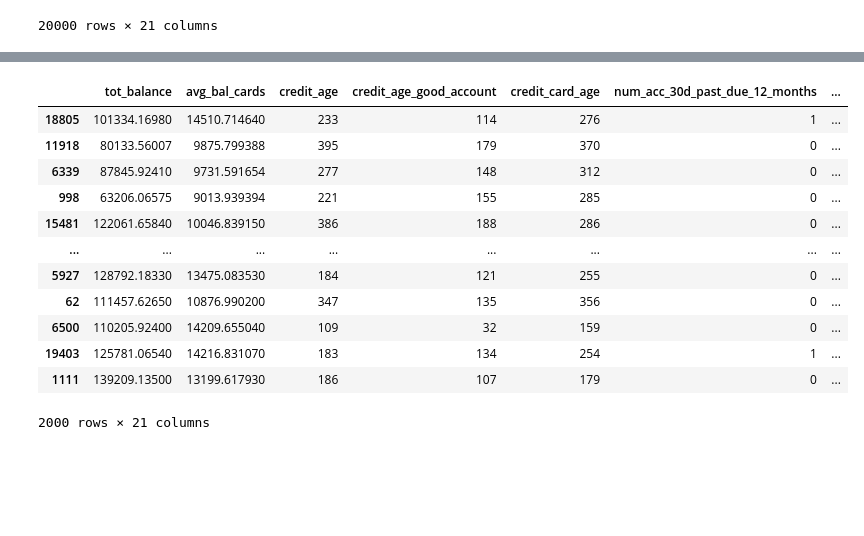
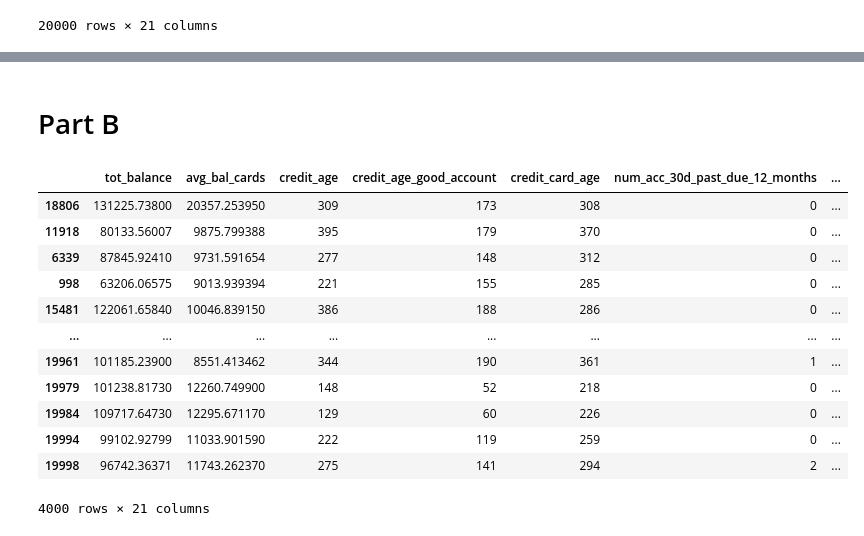
Before and after one commit to ccgurek/DATA-300-Statistical-Machine-Learning-Fall-2023-, a Jupyter notebook: Data 300 HW 4.ipynb, the cells around one changed output, grey strips where cells are left out. Saved outputs shown, nothing was run; the diff lists cells and outputs as text; code cells hidden in the pictures; blank space fills up the shorter version.

```diff
--- a/Data 300 HW 4.ipynb
+++ b/Data 300 HW 4.ipynb
@@ -59,3 +50,13 @@ original_data
 | 19998 | 96742.36371 | 11743.262370 | 275 | 141 | 294 | 2 | ... |
 | 19999 | 107338.82070 | 7942.952546 | 325 | 195 | 302 | 0 | ... |
 20000 rows × 21 columns
+# %%
+original_data["pct_card_over_50_uti"] = original_data["pct_card_over_50_uti"].fillna(original_data["pct_card_over_50_uti"].mean())
+original_data["rep_income"] = original_data["rep_income"].fillna(original_data["rep_income"].mean())
+original_data = original_data.dropna()
+# %%
+original_data['rep_education'] = original_data['rep_education'].replace(['high_school'], '0')
+original_data['rep_education'] = original_data['rep_education'].replace(['college'], '1')
+original_data['rep_education'] = original_data['rep_education'].replace(['graduate'], '2')
+original_data['rep_education'] = original_data['rep_education'].replace(['other'], '3')
+original_data
@@ -135,17 +102,20 @@ over_sampled_data
+# %% [markdown]
+# Part B
 # %%
 not_defaulted_b = resample(not_defaulted, random_state=7, n_samples = 2000, replace=True )
-not_defaulted_b
+under_sampled_data = pd.concat([not_defaulted_b, defaulted])
+under_sampled_data
 # %% [output]
 |  | tot_balance | avg_bal_cards | credit_age | credit_age_good_account | credit_card_age | num_acc_30d_past_due_12_months | ... |
-| 18805 | 101334.16980 | 14510.714640 | 233 | 114 | 276 | 1 | ... |
+| 18806 | 131225.73800 | 20357.253950 | 309 | 173 | 308 | 0 | ... |
 | 11918 | 80133.56007 | 9875.799388 | 395 | 179 | 370 | 0 | ... |
 | 6339 | 87845.92410 | 9731.591654 | 277 | 148 | 312 | 0 | ... |
 | 998 | 63206.06575 | 9013.939394 | 221 | 155 | 285 | 0 | ... |
 | 15481 | 122061.65840 | 10046.839150 | 386 | 188 | 286 | 0 | ... |
 | ... | ... | ... | ... | ... | ... | ... | ... |
-| 5927 | 128792.18330 | 13475.083530 | 184 | 121 | 255 | 0 | ... |
-| 62 | 111457.62650 | 10876.990200 | 347 | 135 | 356 | 0 | ... |
-| 6500 | 110205.92400 | 14209.655040 | 109 | 32 | 159 | 0 | ... |
-| 19403 | 125781.06540 | 14216.831070 | 183 | 134 | 254 | 1 | ... |
-| 1111 | 139209.13500 | 13199.617930 | 186 | 107 | 179 | 0 | ... |
+| 19961 | 101185.23900 | 8551.413462 | 344 | 190 | 361 | 1 | ... |
+| 19979 | 101238.81730 | 12260.749900 | 148 | 52 | 218 | 0 | ... |
+| 19984 | 109717.64730 | 12295.671170 | 129 | 60 | 226 | 0 | ... |
+| 19994 | 99102.92799 | 11033.901590 | 222 | 119 | 259 | 0 | ... |
+| 19998 | 96742.36371 | 11743.262370 | 275 | 141 | 294 | 2 | ... |
-2000 rows × 21 columns
+4000 rows × 21 columns
```
Also changed, not shown: parts of 22 cells of this notebook.
